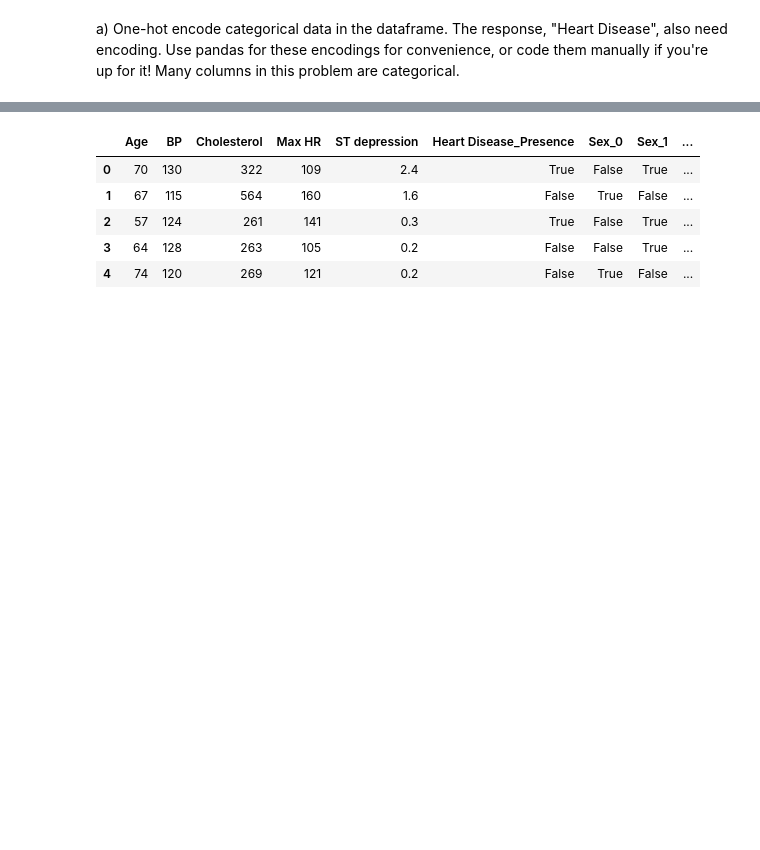
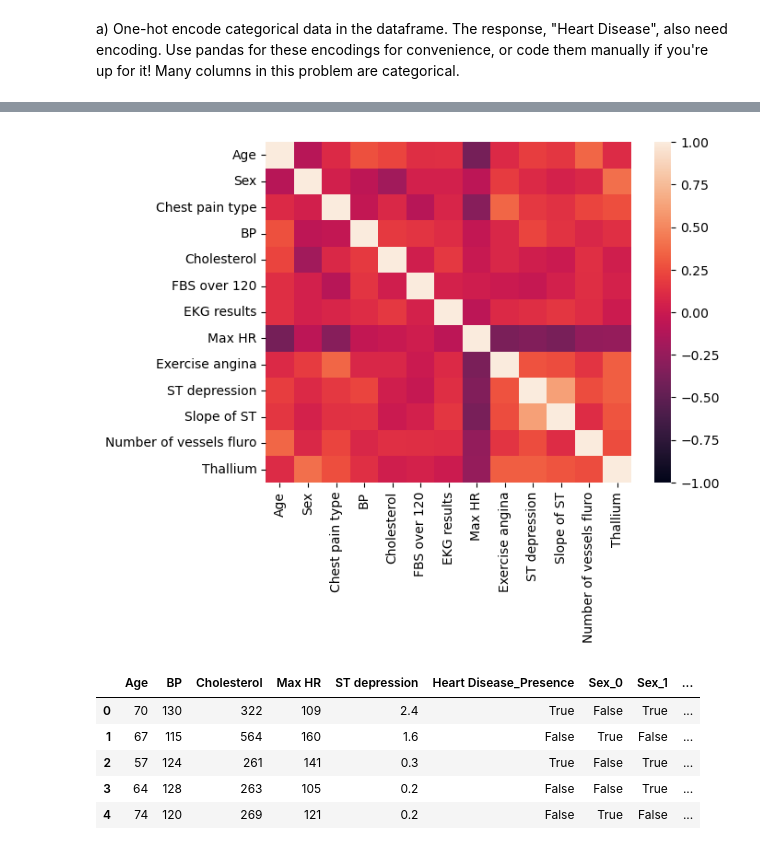
Before and after one commit to pr0fez/AI25-Statistiska-metoder, a Jupyter notebook: Exercises/P6-Estimation-MLE_solution.ipynb, the cells around one changed output, grey strips where cells are left out. Drawn from its saved outputs; the diff is of its cells as text; code cells hidden in the pictures; blank space fills up the shorter version.

```diff
--- a/Exercises/P6-Estimation-MLE_solution.ipynb
+++ b/Exercises/P6-Estimation-MLE_solution.ipynb
@@ -29,2 +91,8 @@ a) One-hot encode categorical data in the dataframe. The response, "Heart Diseas
+# %%
+import seaborn as sns
+
+sns.heatmap(df.drop("Heart Disease", axis=1).corr(), vmin=-1);
+# %% [output]
+[figure, added]
 # %%
 df = pd.get_dummies(df, columns=["Heart Disease"], drop_first=True) # dummy
```
Also changed, not shown: parts of 8 cells of this notebook, 2 other files.
